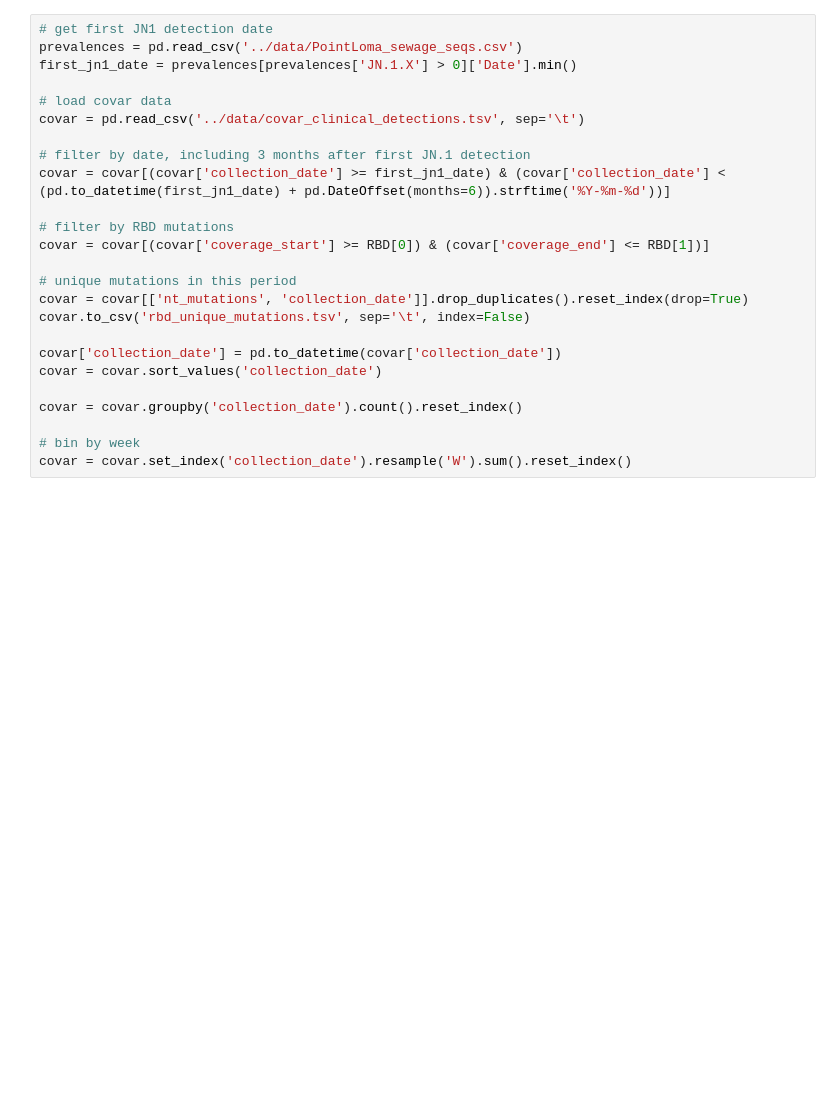
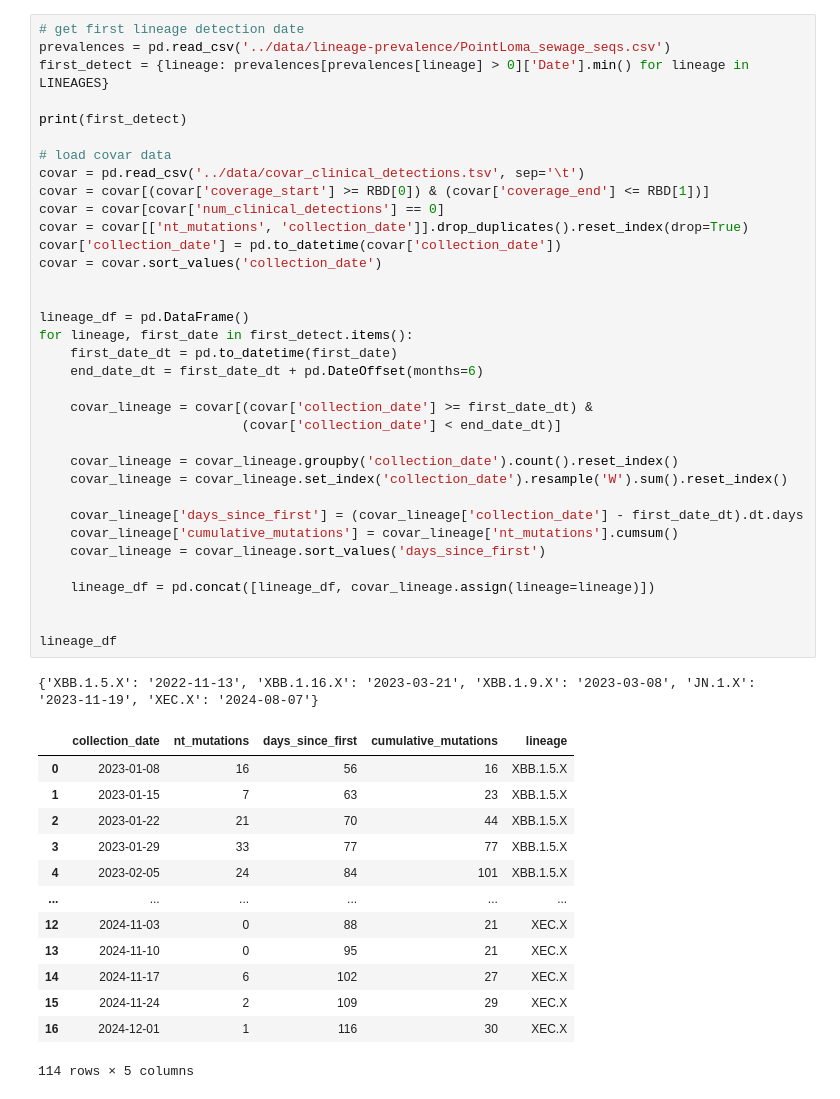
Before and after one commit to andersen-lab/covariants-paper, a Jupyter notebook: fig3/diversification.ipynb, the cells around one changed output. Saved outputs shown, nothing was run; the diff lists cells and outputs as text; blank space fills up the shorter version.

```diff
--- a/fig3/diversification.ipynb
+++ b/fig3/diversification.ipynb
@@ -12,25 +38,50 @@ region_start = (22882, 23063)
 # %%
-# get first JN1 detection date
-prevalences = pd.read_csv('../data/PointLoma_sewage_seqs.csv')
-first_jn1_date = prevalences[prevalences['JN.1.X'] > 0]['Date'].min()
+# get first lineage detection date
+prevalences = pd.read_csv('../data/lineage-prevalence/PointLoma_sewage_seqs.csv')
+first_detect = {lineage: prevalences[prevalences[lineage] > 0]['Date'].min() for lineage in LINEAGES}
+
+print(first_detect)
 
 # load covar data
 covar = pd.read_csv('../data/covar_clinical_detections.tsv', sep='\t')
-
-# filter by date, including 3 months after first JN.1 detection
-covar = covar[(covar['collection_date'] >= first_jn1_date) & (covar['collection_date'] < (pd.to_datetime(first_jn1_date) + pd.DateOffset(months=6)).strftime('%Y-%m-%d'))]
-
-# filter by RBD mutations
 covar = covar[(covar['coverage_start'] >= RBD[0]) & (covar['coverage_end'] <= RBD[1])]
-
-# unique mutations in this period
+covar = covar[covar['num_clinical_detections'] == 0]
 covar = covar[['nt_mutations', 'collection_date']].drop_duplicates().reset_index(drop=True)
-covar.to_csv('rbd_unique_mutations.tsv', sep='\t', index=False)
-
 covar['collection_date'] = pd.to_datetime(covar['collection_date'])
 covar = covar.sort_values('collection_date')
 
-covar = covar.groupby('collection_date').count().reset_index()
 
-# bin by week
-covar = covar.set_index('collection_date').resample('W').sum().reset_index()
+lineage_df = pd.DataFrame()
+for lineage, first_date in first_detect.items():
+    first_date_dt = pd.to_datetime(first_date)
+    end_date_dt = first_date_dt + pd.DateOffset(months=6)
+
+    covar_lineage = covar[(covar['collection_date'] >= first_date_dt) &
+                          (covar['collection_date'] < end_date_dt)]
+
+    covar_lineage = covar_lineage.groupby('collection_date').count().reset_index()
+    covar_lineage = covar_lineage.set_index('collection_date').resample('W').sum().reset_index()
+
+    covar_lineage['days_since_first'] = (covar_lineage['collection_date'] - first_date_dt).dt.days
+    covar_lineage['cumulative_mutations'] = covar_lineage['nt_mutations'].cumsum()
+    covar_lineage = covar_lineage.sort_values('days_since_first')
+
+    lineage_df = pd.concat([lineage_df, covar_lineage.assign(lineage=lineage)])
+
+
+lineage_df
+# %% [output]
+{'XBB.1.5.X': '2022-11-13', 'XBB.1.16.X': '2023-03-21', 'XBB.1.9.X': '2023-03-08', 'JN.1.X': '2023-11-19', 'XEC.X': '2024-08-07'}
+|  | collection_date | nt_mutations | days_since_first | cumulative_mutations | lineage |
+| 0 | 2023-01-08 | 16 | 56 | 16 | XBB.1.5.X |
+| 1 | 2023-01-15 | 7 | 63 | 23 | XBB.1.5.X |
+| 2 | 2023-01-22 | 21 | 70 | 44 | XBB.1.5.X |
+| 3 | 2023-01-29 | 33 | 77 | 77 | XBB.1.5.X |
+| 4 | 2023-02-05 | 24 | 84 | 101 | XBB.1.5.X |
+| ... | ... | ... | ... | ... | ... |
+| 12 | 2024-11-03 | 0 | 88 | 21 | XEC.X |
+| 13 | 2024-11-10 | 0 | 95 | 21 | XEC.X |
+| 14 | 2024-11-17 | 6 | 102 | 27 | XEC.X |
+| 15 | 2024-11-24 | 2 | 109 | 29 | XEC.X |
+| 16 | 2024-12-01 | 1 | 116 | 30 | XEC.X |
+114 rows × 5 columns
```
Also changed, not shown: parts of 3 cells of this notebook, 28 other files.
